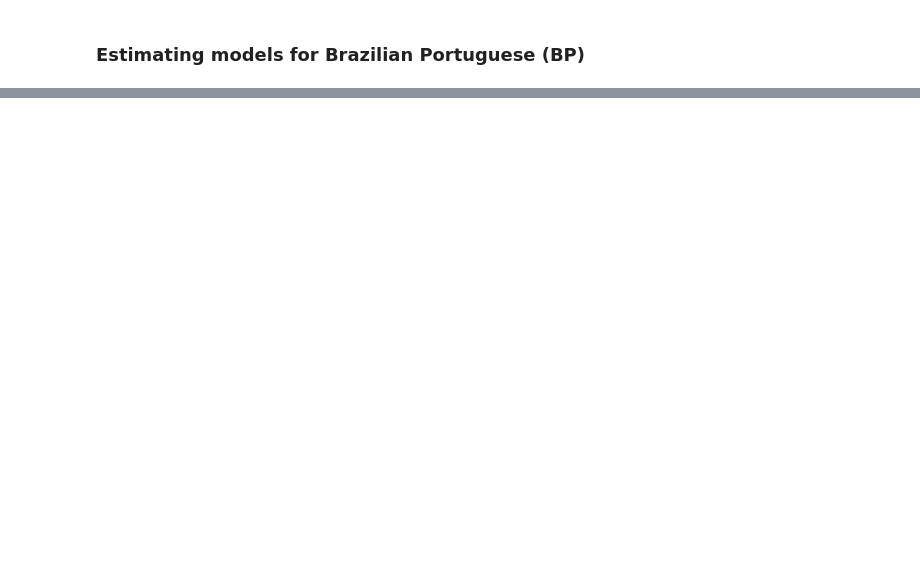
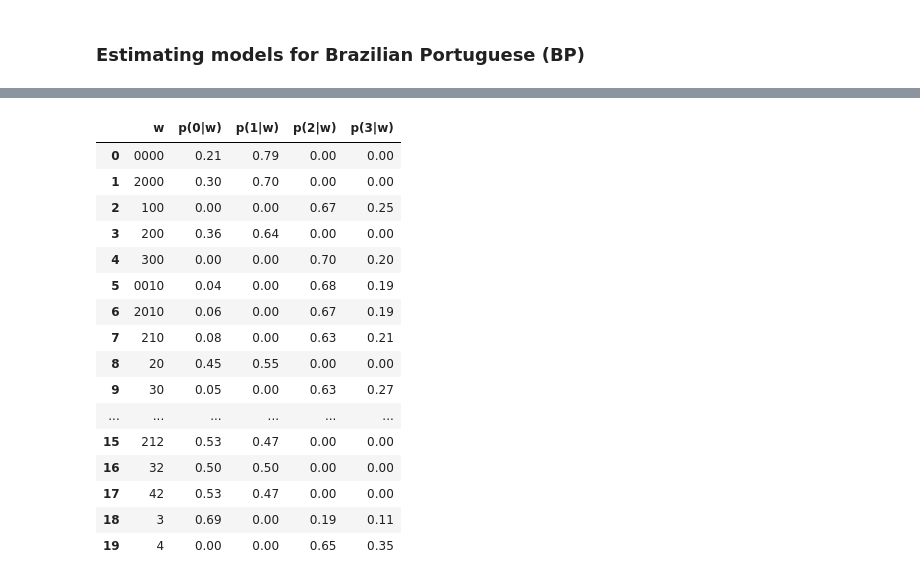
Before and after one commit to neuromat/smallest_maximizer_criterion, a Jupyter notebook: examples/notebooks/4. Linguistic case study.ipynb, the cells around one changed output, grey strips where cells are left out. Cells and saved outputs as stored; diff of their text form; code cells hidden in the pictures; blank space fills up the shorter version.

```diff
--- a/examples/notebooks/4. Linguistic case study.ipynb
+++ b/examples/notebooks/4. Linguistic case study.ipynb
@@ -96,0 +157,20 @@ plt.show()
+# %%
+transition_table_df(opt_tree_ep)
+# %% [output]
+|  | w | p(0|w) | p(1|w) | p(2|w) | p(3|w) |
+| 0 | 0000 | 0.21 | 0.79 | 0.00 | 0.00 |
+| 1 | 2000 | 0.30 | 0.70 | 0.00 | 0.00 |
+| 2 | 100 | 0.00 | 0.00 | 0.67 | 0.25 |
+| 3 | 200 | 0.36 | 0.64 | 0.00 | 0.00 |
+| 4 | 300 | 0.00 | 0.00 | 0.70 | 0.20 |
+| 5 | 0010 | 0.04 | 0.00 | 0.68 | 0.19 |
+| 6 | 2010 | 0.06 | 0.00 | 0.67 | 0.19 |
+| 7 | 210 | 0.08 | 0.00 | 0.63 | 0.21 |
+| 8 | 20 | 0.45 | 0.55 | 0.00 | 0.00 |
+| 9 | 30 | 0.05 | 0.00 | 0.63 | 0.27 |
+| ... | ... | ... | ... | ... | ... |
+| 15 | 212 | 0.53 | 0.47 | 0.00 | 0.00 |
+| 16 | 32 | 0.50 | 0.50 | 0.00 | 0.00 |
+| 17 | 42 | 0.53 | 0.47 | 0.00 | 0.00 |
+| 18 | 3 | 0.69 | 0.00 | 0.19 | 0.11 |
+| 19 | 4 | 0.00 | 0.00 | 0.65 | 0.35 |
```
Also changed, not shown: parts of 11 cells of this notebook, 11 other files.
